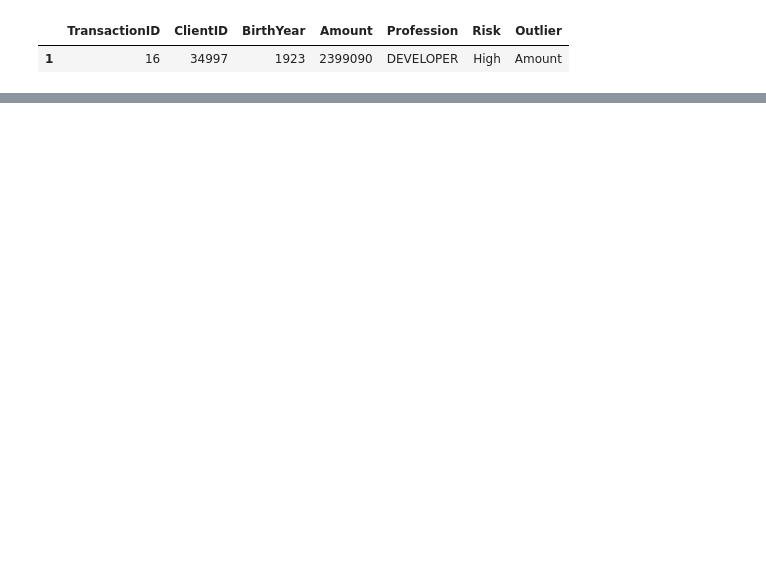
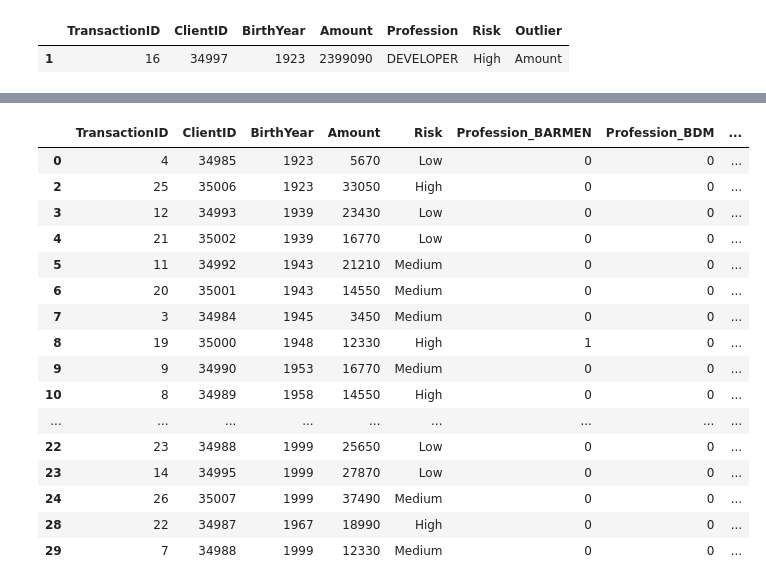
Before and after one commit to ClemenceLegrand/Labs-Ironhack, a Jupyter notebook: Module 1/Lab_33_Intro-to-Data-Preparation/main.ipynb, the cells around one changed output, grey strips where cells are left out. Cells and saved outputs as stored; diff of their text form; code cells hidden in the pictures; blank space fills up the shorter version.

Commit message:
Lab 33 Data Prep finished

```diff
--- a/Module 1/Lab_33_Intro-to-Data-Preparation/main.ipynb
+++ b/Module 1/Lab_33_Intro-to-Data-Preparation/main.ipynb
@@ -397,0 +418,25 @@ data.drop(index=1,inplace=True)
+# %%
+#we have to encode profession and risk
+#we can use ordinal method for risk and dummies for profession
+
+encode=pd.get_dummies(data,columns=['Profession'])
+# %%
+encode
+# %% [output]
+|  | TransactionID | ClientID | BirthYear | Amount | Risk | Profession_BARMEN | Profession_BDM | ... |
+| 0 | 4 | 34985 | 1923 | 5670 | Low | 0 | 0 | ... |
+| 2 | 25 | 35006 | 1923 | 33050 | High | 0 | 0 | ... |
+| 3 | 12 | 34993 | 1939 | 23430 | Low | 0 | 0 | ... |
+| 4 | 21 | 35002 | 1939 | 16770 | Low | 0 | 0 | ... |
+| 5 | 11 | 34992 | 1943 | 21210 | Medium | 0 | 0 | ... |
+| 6 | 20 | 35001 | 1943 | 14550 | Medium | 0 | 0 | ... |
+| 7 | 3 | 34984 | 1945 | 3450 | Medium | 0 | 0 | ... |
+| 8 | 19 | 35000 | 1948 | 12330 | High | 1 | 0 | ... |
+| 9 | 9 | 34990 | 1953 | 16770 | Medium | 0 | 0 | ... |
+| 10 | 8 | 34989 | 1958 | 14550 | High | 0 | 0 | ... |
+| ... | ... | ... | ... | ... | ... | ... | ... | ... |
+| 22 | 23 | 34988 | 1999 | 25650 | Low | 0 | 0 | ... |
+| 23 | 14 | 34995 | 1999 | 27870 | Low | 0 | 0 | ... |
+| 24 | 26 | 35007 | 1999 | 37490 | Medium | 0 | 0 | ... |
+| 28 | 22 | 34987 | 1967 | 18990 | High | 0 | 0 | ... |
+| 29 | 7 | 34988 | 1999 | 12330 | Medium | 0 | 0 | ... |
```
Also changed, not shown: parts of 5 cells of this notebook.
